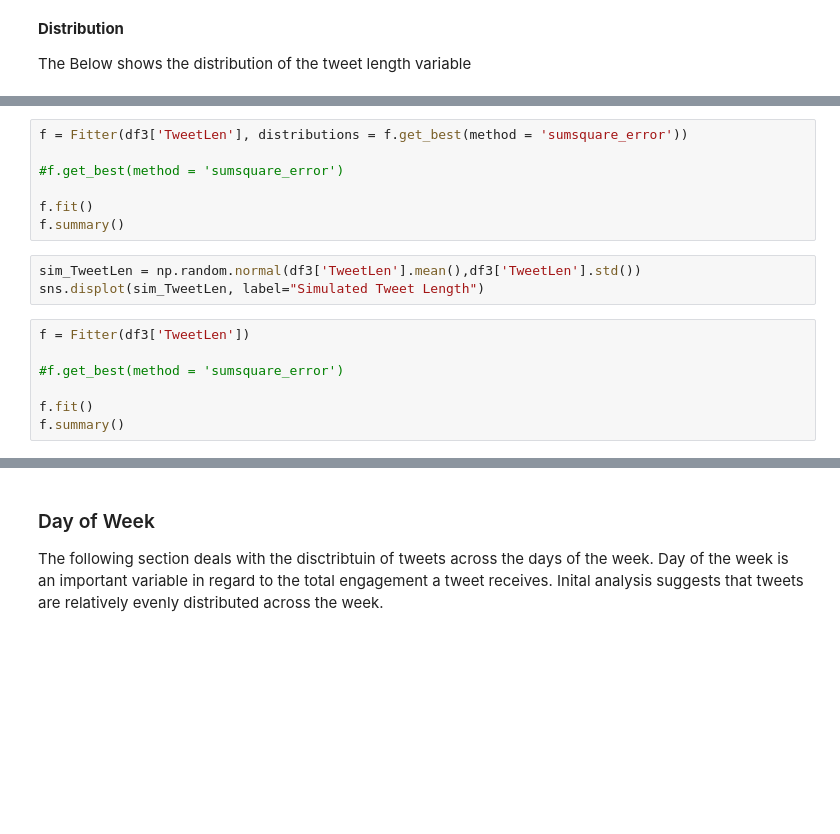
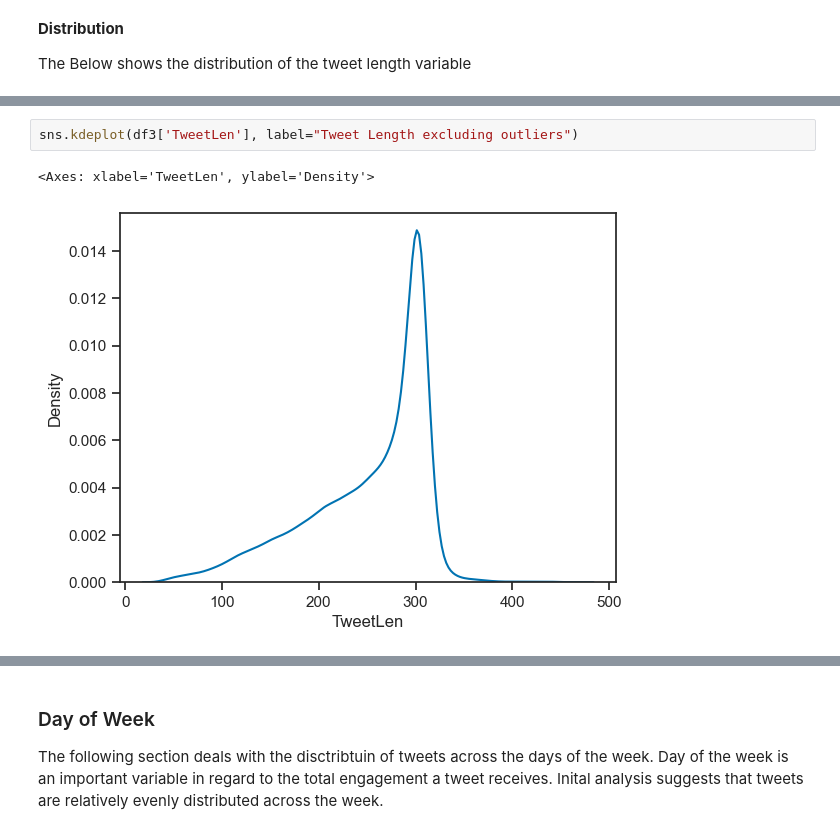
Before and after one commit to G00411301/PfDA_Project1, a Jupyter notebook: project1.ipynb, the cells around one changed output, grey strips where cells are left out. Saved outputs shown, nothing was run; the diff lists cells and outputs as text; blank space fills up the shorter version.

```diff
--- a/project1.ipynb
+++ b/project1.ipynb
@@ -523,17 +547,5 @@ sns.displot(df3['TweetLen'], label="Tweet Length") #Create a distribution plot o
-# %%
-f = Fitter(df3['TweetLen'], distributions = f.get_best(method = 'sumsquare_error'))
-
-#f.get_best(method = 'sumsquare_error')
-
-f.fit()
-f.summary()
-# %%
-sim_TweetLen = np.random.normal(df3['TweetLen'].mean(),df3['TweetLen'].std())
-sns.displot(sim_TweetLen, label="Simulated Tweet Length")
-# %%
-f = Fitter(df3['TweetLen'])
-
-#f.get_best(method = 'sumsquare_error')
-
-f.fit()
-f.summary()
+# %%
+sns.kdeplot(df3['TweetLen'], label="Tweet Length excluding outliers")
+# %% [output]
+<Axes: xlabel='TweetLen', ylabel='Density'>
+[figure, added]
```
Also changed, not shown: parts of 19 cells of this notebook.
